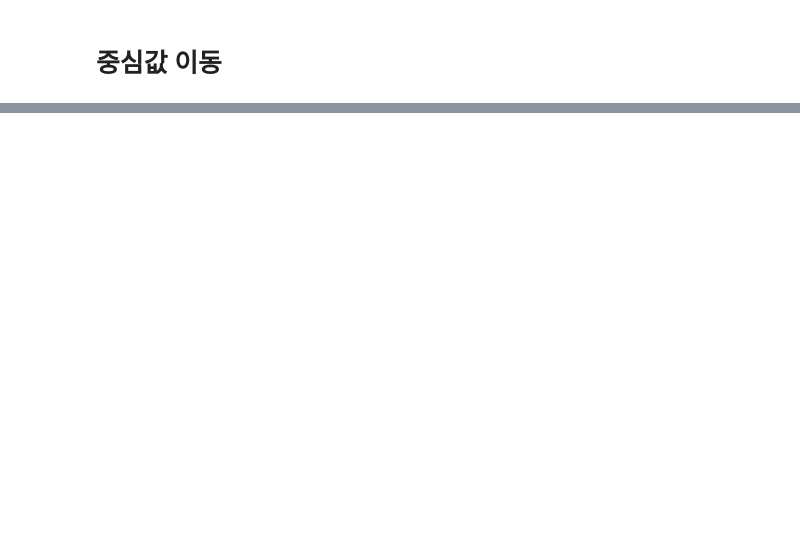
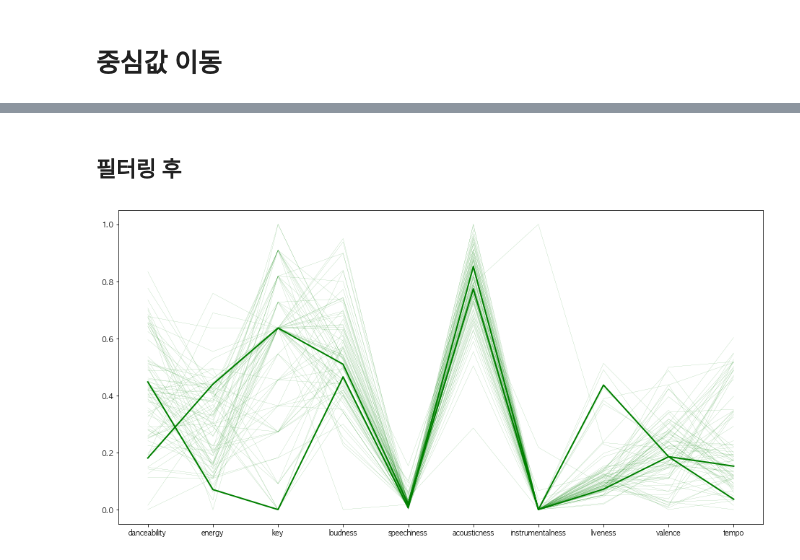
Before and after one commit to formegusto/MuLetterResearch, a Jupyter notebook: pt2.추천 음악 필터링을 위한 KMeans Clustering 알고리즘 연구.ipynb, the cells around one changed output, grey strips where cells are left out. Cells and saved outputs as stored; diff of their text form; code cells hidden in the pictures; blank space fills up the shorter version.

```diff
--- a/pt2.추천 음악 필터링을 위한 KMeans Clustering 알고리즘 연구.ipynb
+++ b/pt2.추천 음악 필터링을 위한 KMeans Clustering 알고리즘 연구.ipynb
@@ -158,0 +228,26 @@ plt.show()
+# %% [markdown]
+## 필터링 후
+# %%
+labels = label_df.copy()
+labels.set_index("id", inplace=True)
+
+labels = labels.loc[spotify.sel_tracks['id'].values]['label'].values
+ids = np.array([])
+
+for label in labels:
+    ids = np.append(ids,
+                    label_df[label_df['label'] == label]['id'].values)
+
+plt.figure(figsize=(16,8))
+
+_merge_features = merge_features.set_index("id")
+plt.plot(_merge_features.columns,
+         _merge_features.loc[spotify.sel_tracks['id'].values].T.values,
+         linewidth=2.0, c='g', label="사용자의 우체통에 등록된 음악")
+plt.plot(_merge_features.columns,
+        _merge_features.loc[ids].T.values,
+         linewidth=0.1, c='g', label="Spotify로 부터 추천된 음악")
+
+plt.show()
+# %% [output]
+[figure, added]
```
Also changed, not shown: parts of 16 cells of this notebook.
